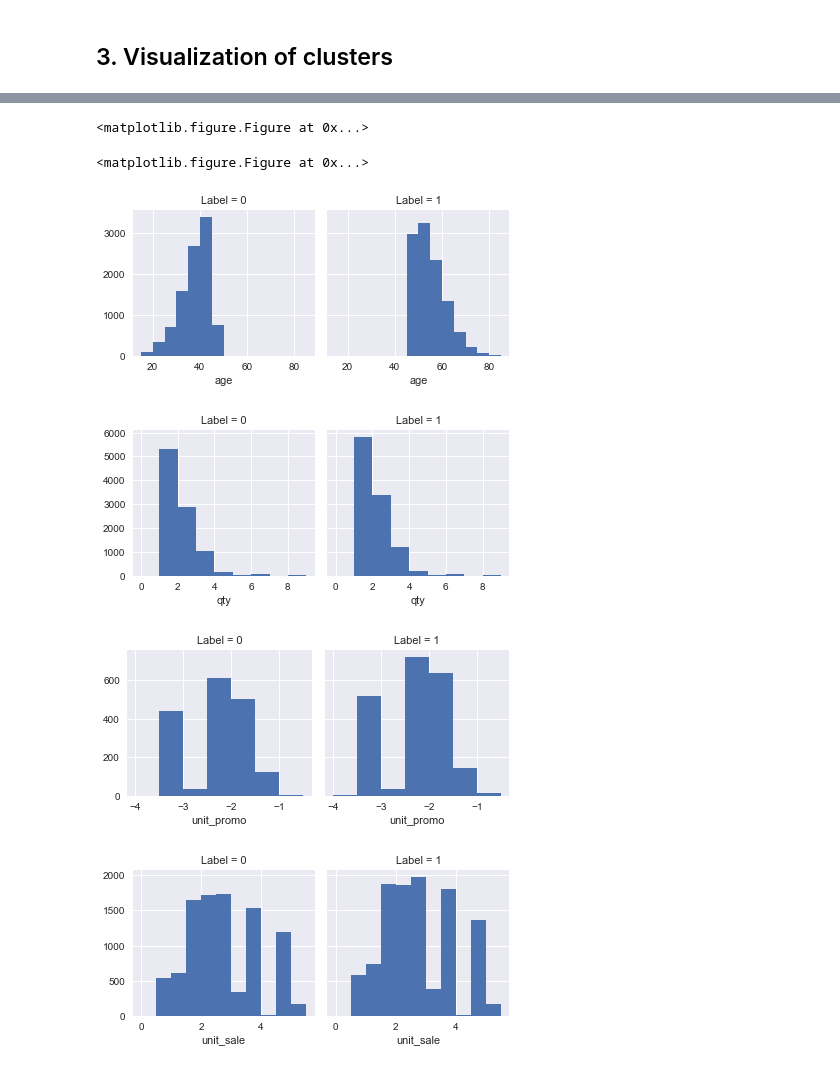
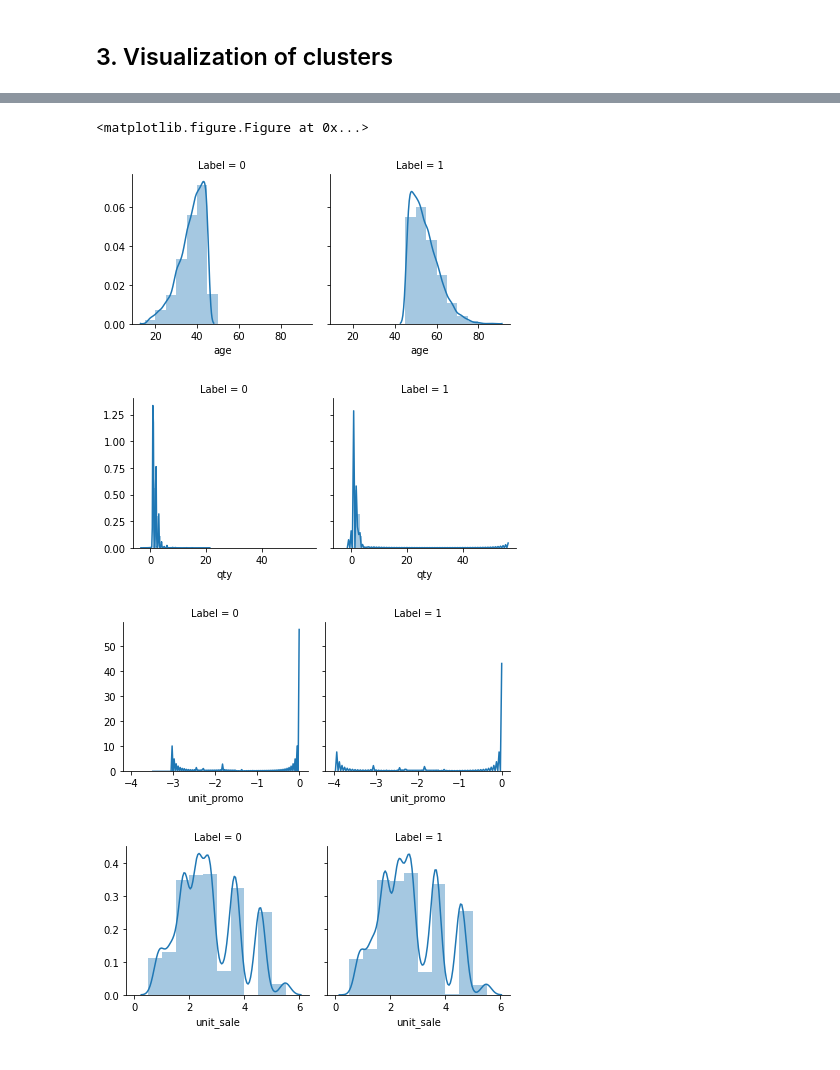
Before and after one commit to Elkamao/Strawberry-Merchandising, a Jupyter notebook: Kmeans.ipynb, the cells around one changed output, grey strips where cells are left out. Drawn from its saved outputs; the diff is of its cells as text; code cells hidden in the pictures.

```diff
--- a/Kmeans.ipynb
+++ b/Kmeans.ipynb
@@ -141,27 +144,26 @@ customer.groupby('Label').describe()
 # %%
 plt.clf()
 g_age = sns.FacetGrid(customer, col="Label")
-g_age = g_age.map(plt.hist, 'age', bins = np.arange(15, 90, 5))
+g_age = g_age.map(sns.distplot, 'age', bins = np.arange(15, 90, 5))
 plt.show()
 # %% [output]
 <matplotlib.figure.Figure at 0x...>
-<matplotlib.figure.Figure at 0x...>
-[figure, old version]
+[figure, new version]
 # %%
 g_qty = sns.FacetGrid(customer, col="Label")
-g_qty = g_qty.map(plt.hist, 'qty', bins = np.arange(0, 10, 1))
+g_qty = g_qty.map(sns.distplot, 'qty', bins = np.arange(0, 10, 1))
 plt.show()
 # %% [output]
-[figure, old version]
+[figure, new version]
 # %%
 g_promo = sns.FacetGrid(customer, col="Label")
-g_promo = g_promo.map(plt.hist, 'unit_promo', bins = np.arange(-4, 0, 0.5))
+g_promo = g_promo.map(sns.distplot, 'unit_promo', bins = np.arange(-4, 0, 0.5))
 plt.show()
 # %% [output]
-[figure, old version]
+[figure, new version]
 # %%
 g_sale = sns.FacetGrid(customer, col="Label")
-g_sale = g_sale.map(plt.hist, 'unit_sale', bins = np.arange(0, 6, 0.5))
+g_sale = g_sale.map(sns.distplot, 'unit_sale', bins = np.arange(0, 6, 0.5))
 plt.show()
 # %% [output]
-[figure, old version]
+[figure, new version]
```
Also changed, not shown: parts of 2 cells of this notebook, 1 other file.
